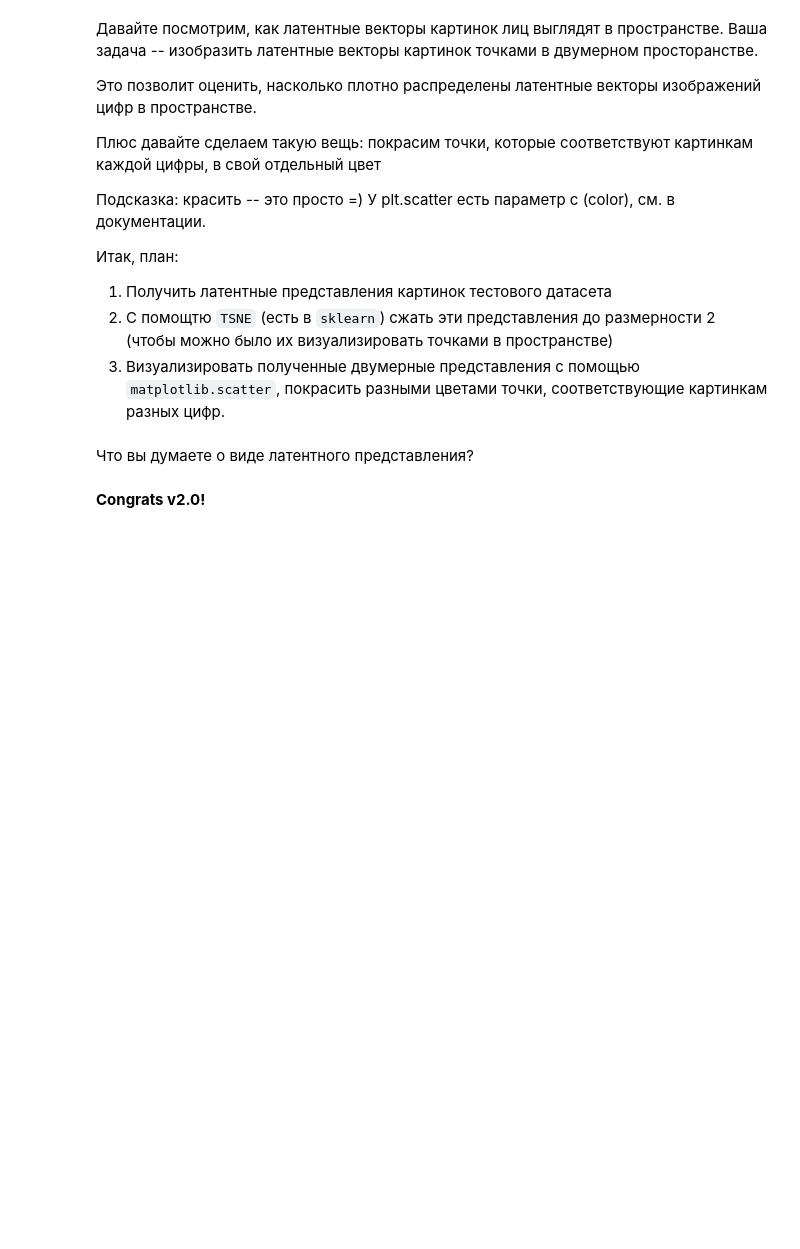
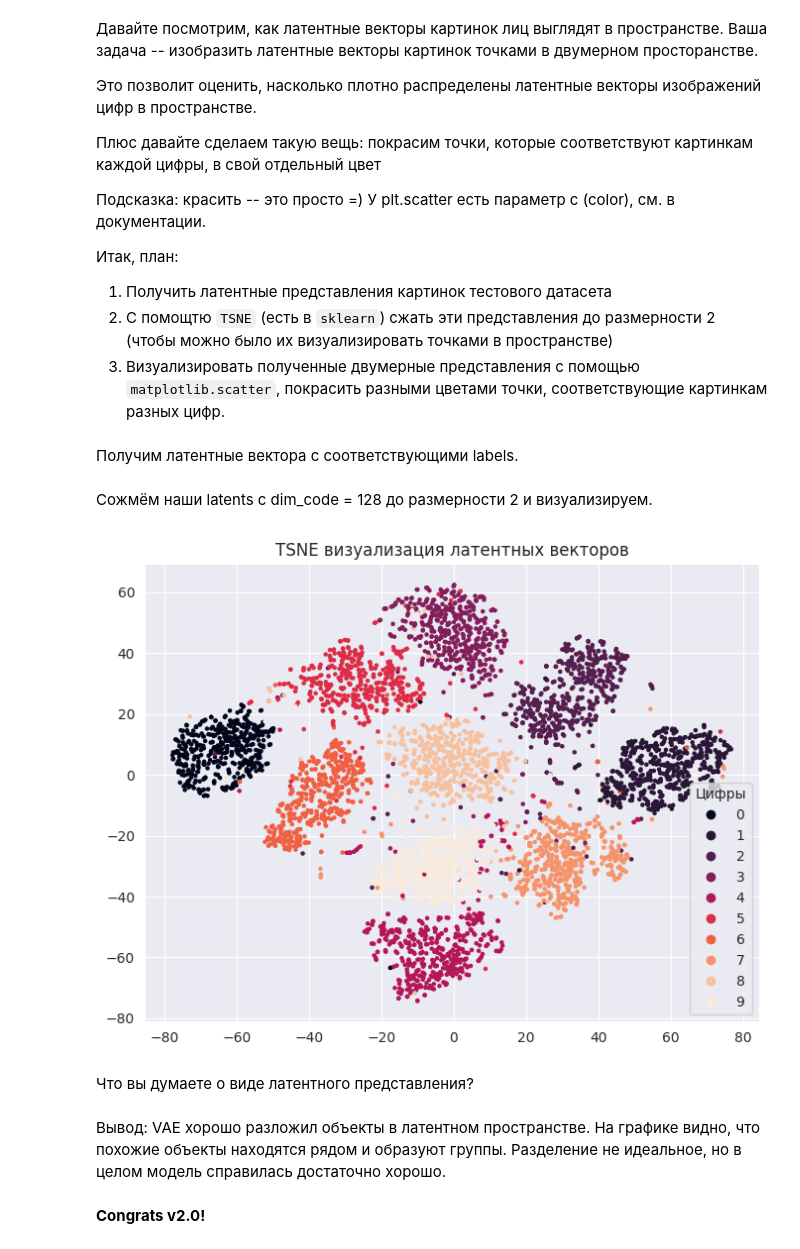
Before and after one commit to winpeperk/dls, a Jupyter notebook: week_10_AE_VAE/Homework/hw_7_autoencoders.ipynb, the cells around one changed output. Drawn from its saved outputs; the diff is of its cells as text; code cells hidden in the pictures; blank space fills up the shorter version.

```diff
--- a/week_10_AE_VAE/Homework/hw_7_autoencoders.ipynb
+++ b/week_10_AE_VAE/Homework/hw_7_autoencoders.ipynb
@@ -643,5 +777,45 @@ output = <скормите z декодеру>
+# %% [markdown]
+Получим латентные вектора с соответствующими labels.
+# %%
+# MNIST Dataset
+test_labels_dataset = datasets.MNIST(root='./mnist_data/', train=False, transform=transforms.ToTensor(), download=False)
+
+# Data Loader (Input Pipeline)
+test_labels_loader = torch.utils.data.DataLoader(dataset=test_labels_dataset, batch_size=batch_size, shuffle=False)
+# %%
+latents, labels = [], []
+
+vae.eval()
+with torch.no_grad():
+  for X_batch, y_batch in test_labels_loader:
+      X_batch = X_batch.to(device)
+      mu, logsigma, reconstructed = vae(X_batch)
+      z = vae.gaussian_sampler(mu, logsigma)
+
+      latents.append(z.cpu())
+      labels.append(y_batch)
+
+latents = torch.cat(latents, dim=0).numpy()[:5000]
+labels = torch.cat(labels, dim=0).numpy()[:5000]
+# %% [markdown]
+Сожмём наши latents c dim_code = 128 до размерности 2 и визуализируем.
+# %%
+from sklearn.manifold import TSNE
+
+tsne = TSNE(n_components=2, perplexity=30, random_state=21)
+latents_2d = tsne.fit_transform(latents)
+# %%
+plt.figure(figsize=(8, 6))
+scatter = plt.scatter(latents_2d[:, 0], latents_2d[:, 1], c=labels, s=5)
+plt.title("TSNE визуализация латентных векторов")
+plt.legend(*scatter.legend_elements(), title="Цифры")
+plt.show()
+# %% [output]
+[figure, added]
 # %% [markdown]
 Что вы думаете о виде латентного представления?
+# %% [markdown]
+Вывод: VAE хорошо разложил объекты в латентном пространстве. На графике видно, что похожие объекты находятся рядом и образуют группы. Разделение не идеальное, но в целом модель справилась достаточно хорошо.
 # %% [markdown]
 __Congrats v2.0!__
 # %% [markdown]
```
Also changed, not shown: parts of 60 cells of this notebook.
